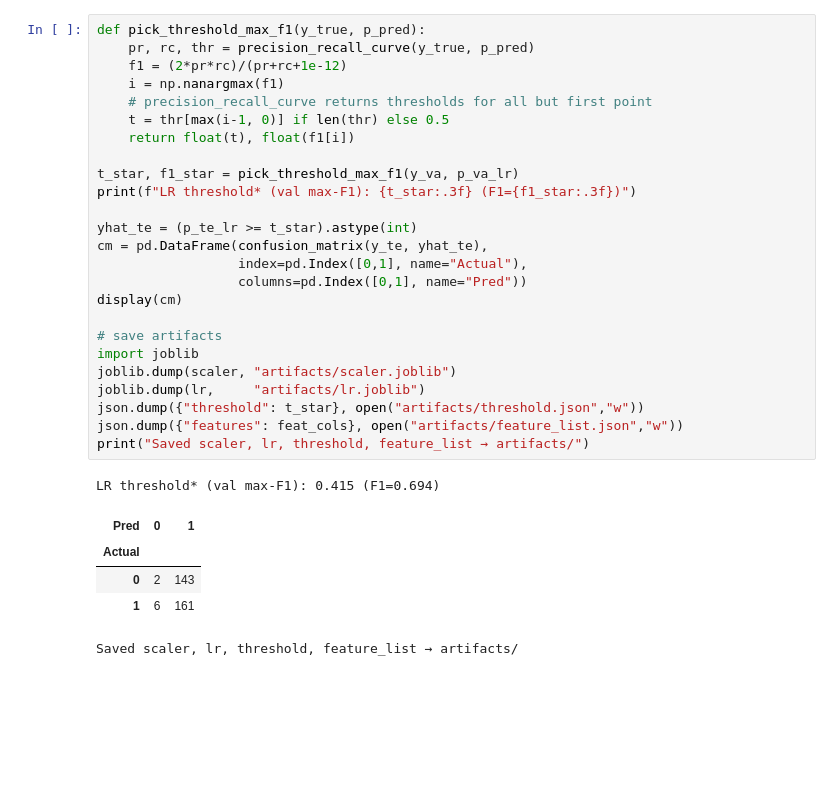
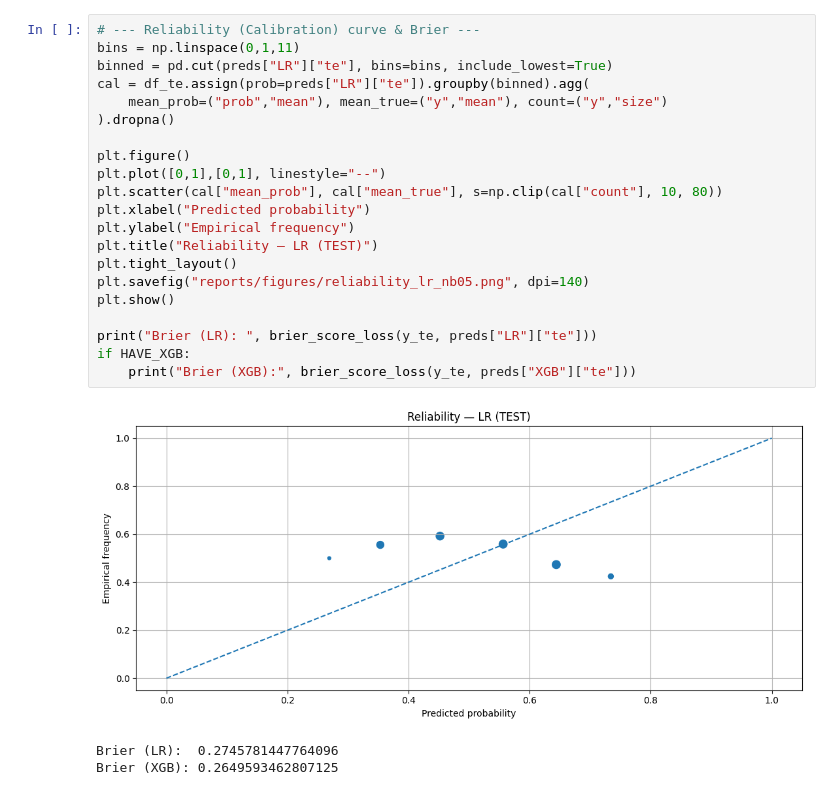
Before and after one commit to yubyunghun/stock-direction-ml, a Jupyter notebook: notebooks/05_explainability.ipynb, the cells around one changed output. Cells and saved outputs as stored; diff of their text form; blank space fills up the shorter version.

```diff
--- a/notebooks/05_explainability.ipynb
+++ b/notebooks/05_explainability.ipynb
@@ -186,33 +190,26 @@ Brier (XGB): 0.295353
 # %%
-def pick_threshold_max_f1(y_true, p_pred):
-    pr, rc, thr = precision_recall_curve(y_true, p_pred)
-    f1 = (2*pr*rc)/(pr+rc+1e-12)
-    i = np.nanargmax(f1)
-    # precision_recall_curve returns thresholds for all but first point
-    t = thr[max(i-1, 0)] if len(thr) else 0.5
-    return float(t), float(f1[i])
+# --- Reliability (Calibration) curve & Brier ---
+bins = np.linspace(0,1,11)
+binned = pd.cut(preds["LR"]["te"], bins=bins, include_lowest=True)
+cal = df_te.assign(prob=preds["LR"]["te"]).groupby(binned).agg(
+    mean_prob=("prob","mean"), mean_true=("y","mean"), count=("y","size")
+).dropna()
 
-t_star, f1_star = pick_threshold_max_f1(y_va, p_va_lr)
-print(f"LR threshold* (val max-F1): {t_star:.3f} (F1={f1_star:.3f})")
+plt.figure()
+plt.plot([0,1],[0,1], linestyle="--")
+plt.scatter(cal["mean_prob"], cal["mean_true"], s=np.clip(cal["count"], 10, 80))
+plt.xlabel("Predicted probability")
+plt.ylabel("Empirical frequency")
+plt.title("Reliability — LR (TEST)")
+plt.tight_layout()
+plt.savefig("reports/figures/reliability_lr_nb05.png", dpi=140)
+plt.show()
 
-yhat_te = (p_te_lr >= t_star).astype(int)
-cm = pd.DataFrame(confusion_matrix(y_te, yhat_te),
-                  index=pd.Index([0,1], name="Actual"),
-                  columns=pd.Index([0,1], name="Pred"))
-display(cm)
-
-# save artifacts
-import joblib
-joblib.dump(scaler, "artifacts/scaler.joblib")
-joblib.dump(lr,     "artifacts/lr.joblib")
-json.dump({"threshold": t_star}, open("artifacts/threshold.json","w"))
-json.dump({"features": feat_cols}, open("artifacts/feature_list.json","w"))
-print("Saved scaler, lr, threshold, feature_list → artifacts/")
+print("Brier (LR): ", brier_score_loss(y_te, preds["LR"]["te"]))
+if HAVE_XGB:
+    print("Brier (XGB):", brier_score_loss(y_te, preds["XGB"]["te"]))
 # %% [output]
+[figure, added]
-LR threshold* (val max-F1): 0.415 (F1=0.694)
+Brier (LR):  0.2745781447764096
+Brier (XGB): 0.2649593462807125
-| Pred | 0 | 1 |
-| Actual |  |  |
-| 0 | 2 | 143 |
-| 1 | 6 | 161 |
-Saved scaler, lr, threshold, feature_list → artifacts/
 # %%
```
Also changed, not shown: parts of 14 cells of this notebook, 26 other files.
